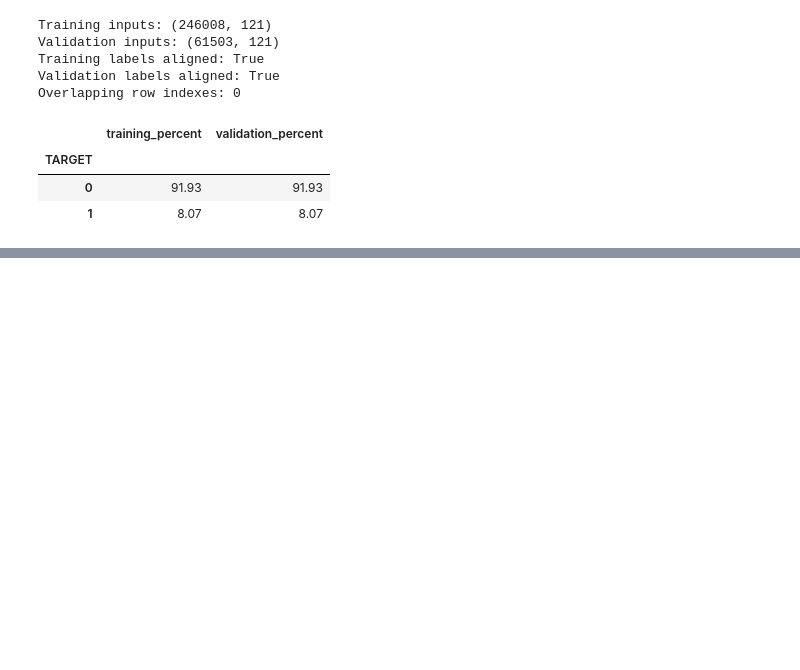
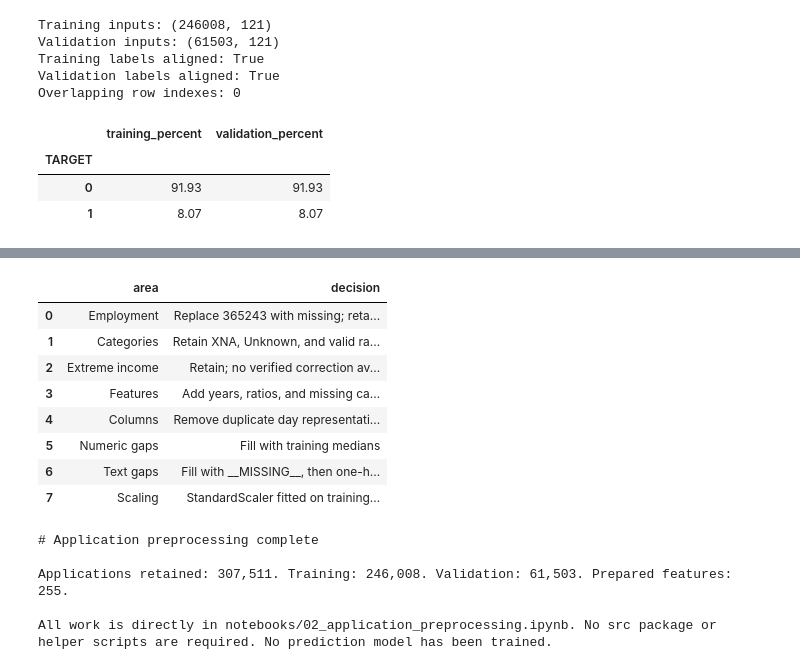
Before and after one commit to 1-AhmedEssam-1/DEPI-Final-project, a Jupyter notebook: notebooks/02_application_preprocessing.ipynb, the cells around one changed output, grey strips where cells are left out. Cells and saved outputs as stored; diff of their text form; code cells hidden in the pictures; blank space fills up the shorter version.

Commit message:
editing the file structure and preprocess Apptrain

```diff
--- a/notebooks/02_application_preprocessing.ipynb
+++ b/notebooks/02_application_preprocessing.ipynb
@@ -900,0 +958,40 @@ After verification, save artifacts for the labeled application data only:
+# %%
+import json
+report_folder = project_root / "reports/data_quality"
+report_folder.mkdir(parents=True, exist_ok=True)
+decisions = pd.DataFrame([
+    ["Employment", "Replace 365243 with missing; retain its original flag"],
+    ["Categories", "Retain XNA, Unknown, and valid rare categories"],
+    ["Extreme income", "Retain; no verified correction available"],
+    ["Features", "Add years, ratios, and missing car-age flag"],
+    ["Columns", "Remove duplicate day representations; training-only constant/all-empty selection"],
+    ["Numeric gaps", "Fill with training medians"],
+    ["Text gaps", "Fill with __MISSING__, then one-hot encode"],
+    ["Scaling", "StandardScaler fitted on training numeric values"],
+], columns=["area", "decision"])
+decisions.to_csv(report_folder / "application_decisions.csv", index=False)
+summary = (
+    "# Application preprocessing complete\n\n"
+    f"Applications retained: {len(df):,}. Training: {len(y_train):,}. "
+    f"Validation: {len(y_valid):,}. Prepared features: {len(feature_names)}.\n\n"
+    "All work is directly in notebooks/02_application_preprocessing.ipynb. "
+    "No src package or helper scripts are required. No prediction model has been trained.\n"
+)
+(report_folder / "application_completion.md").write_text(summary, encoding="utf-8")
+display(decisions)
+print(summary)
+# %% [output]
+|  | area | decision |
+| 0 | Employment | Replace 365243 with missing; reta... |
+| 1 | Categories | Retain XNA, Unknown, and valid ra... |
+| 2 | Extreme income | Retain; no verified correction av... |
+| 3 | Features | Add years, ratios, and missing ca... |
+| 4 | Columns | Remove duplicate day representati... |
+| 5 | Numeric gaps | Fill with training medians |
+| 6 | Text gaps | Fill with __MISSING__, then one-h... |
+| 7 | Scaling | StandardScaler fitted on training... |
+# Application preprocessing complete
+
+Applications retained: 307,511. Training: 246,008. Validation: 61,503. Prepared features: 255.
+
+All work is directly in notebooks/02_application_preprocessing.ipynb. No src package or helper scripts are required. No prediction model has been trained.
```
Also changed, not shown: parts of 42 cells of this notebook, 45 other files.
